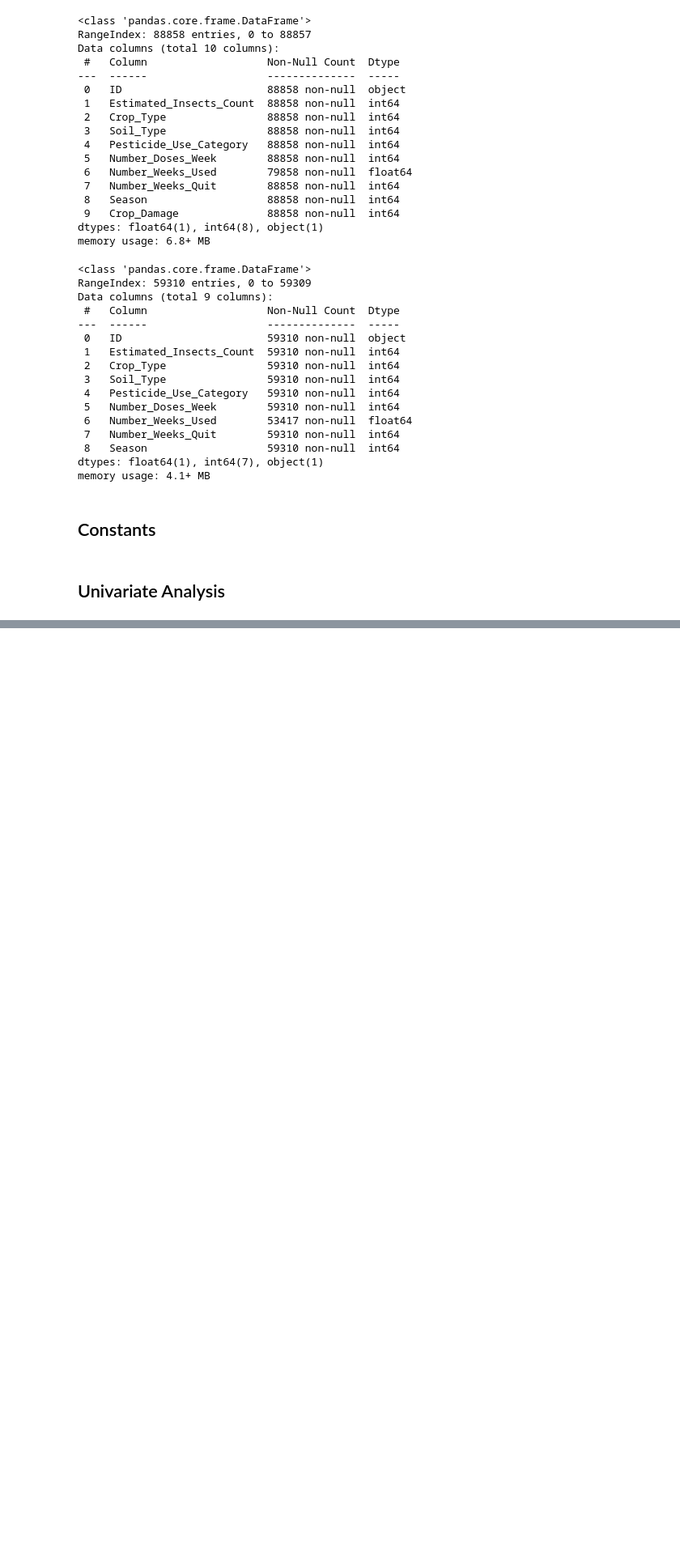
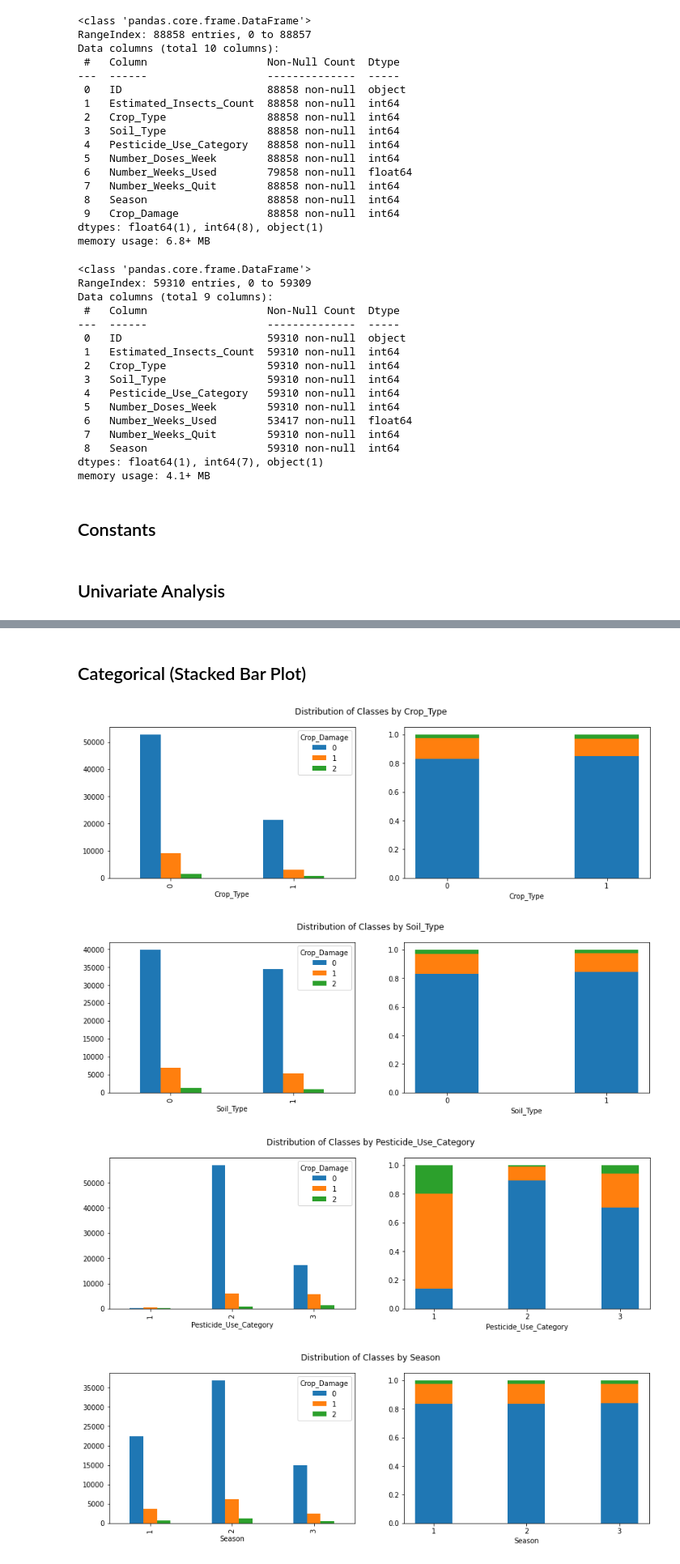
Before and after one commit to teja275/Janatahack-Machine-Learning-in-Agriculture, a Jupyter notebook: Notebooks/explore.ipynb, the cells around one changed output, grey strips where cells are left out. Shown at 81% size. Drawn from its saved outputs; the diff is of its cells as text; code cells hidden in the pictures; blank space fills up the shorter version.

```diff
--- a/Notebooks/explore.ipynb
+++ b/Notebooks/explore.ipynb
@@ -138,0 +211,22 @@ TypeError: list expected at most 1 argument, got 2
+# %% [markdown]
+## Categorical (Stacked Bar Plot)
+# %%
+for i, col in enumerate(categorical_cols):
+    fig,(ax1,ax2) = plt.subplots(1,2,figsize=(14,4))
+    train_data.groupby([col,'Crop_Damage'])['ID'].count().unstack().plot.bar(ax = ax1)
+    grouped = train_data.groupby([col,'Crop_Damage'])['ID'].count().reset_index()
+    grouped['height'] = grouped['ID'] / grouped.groupby(col)['ID'].transform(sum)
+    bottom = 0
+    for lab in grouped.Crop_Damage.unique():
+        x = grouped.loc[grouped.Crop_Damage==lab,col].astype('str')
+        h = grouped.loc[grouped.Crop_Damage==lab,'height']
+        ax2.bar(x,h, label = lab ,width =0.4, bottom = bottom)
+        ax2.set_xlabel(col)
+        bottom = bottom + h.values
+    fig.suptitle(f'Distribution of Classes by {col}')
+    plt.savefig(f'../Plots/Bivariate Analysis/with_target/with_{col}', dpi=300)
+# %% [output]
+[figure, added]
+[figure, added]
+[figure, added]
+[figure, added]
```
Also changed, not shown: parts of 14 cells of this notebook.
